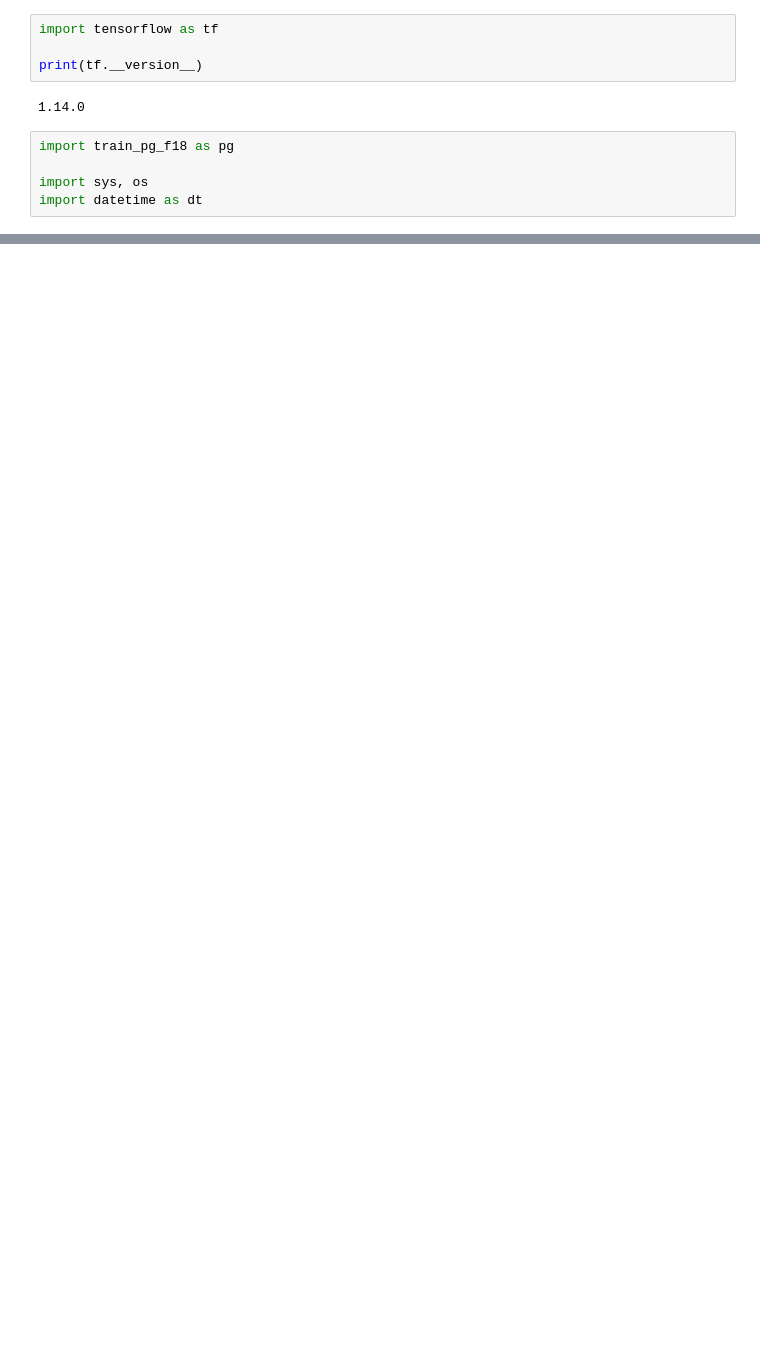
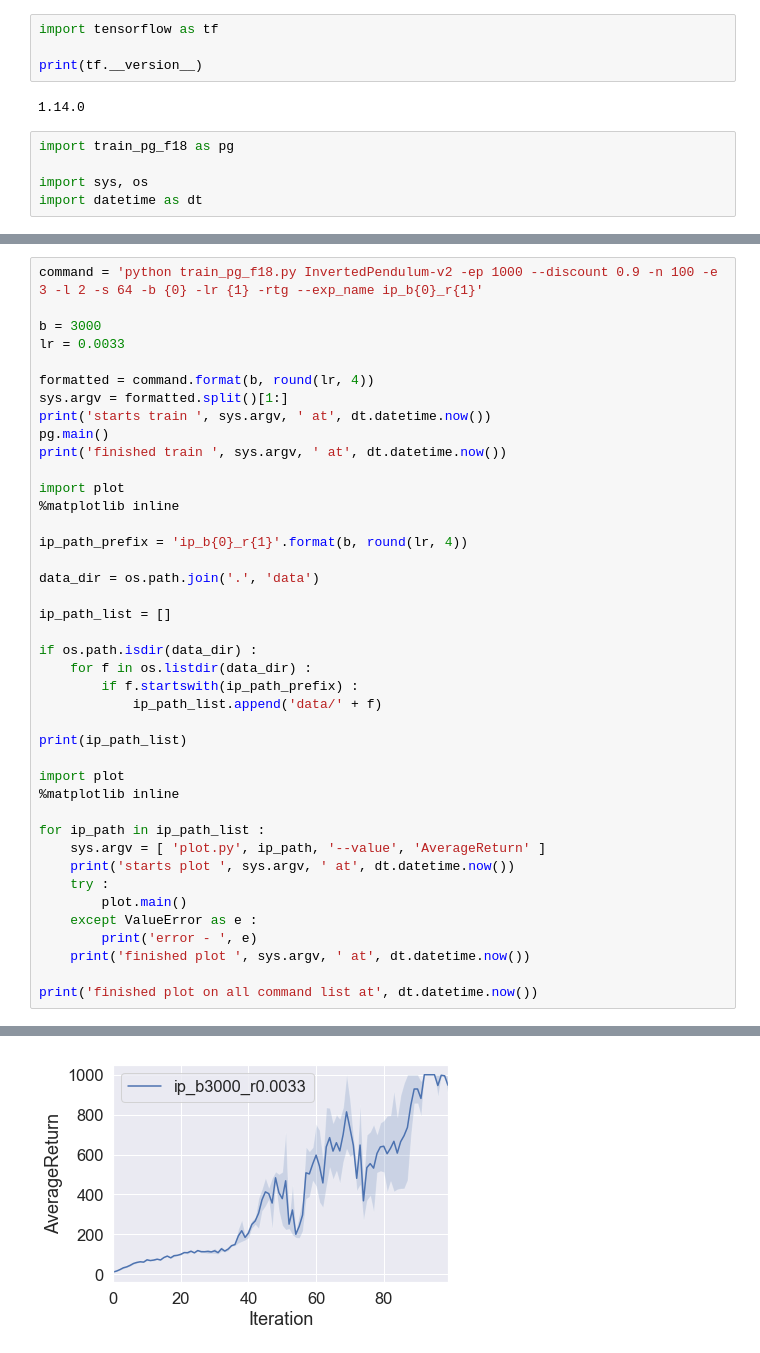
Before and after one commit to rlgosu/cs294-homework, a Jupyter notebook: yoonforh/hw2/hw2.ipynb, the cells around one changed output, grey strips where cells are left out. Drawn from its saved outputs; the diff is of its cells as text; blank space fills up the shorter version.

```diff
--- a/yoonforh/hw2/hw2.ipynb
+++ b/yoonforh/hw2/hw2.ipynb
@@ -116,0 +234,42 @@ starts plot  ['plot.py', 'data/lb_no_rtg_na_CartPole-v0_09-08-2019_18-46-07', '-
+# %%
+command = 'python train_pg_f18.py InvertedPendulum-v2 -ep 1000 --discount 0.9 -n 100 -e 3 -l 2 -s 64 -b {0} -lr {1} -rtg --exp_name ip_b{0}_r{1}'
+
+b = 3000
+lr = 0.0033
+
+formatted = command.format(b, round(lr, 4))
+sys.argv = formatted.split()[1:]
+print('starts train ', sys.argv, ' at', dt.datetime.now())
+pg.main()
+print('finished train ', sys.argv, ' at', dt.datetime.now())
+
+import plot
+%matplotlib inline
+
+ip_path_prefix = 'ip_b{0}_r{1}'.format(b, round(lr, 4))
+
+data_dir = os.path.join('.', 'data')
+
+ip_path_list = []
+
+if os.path.isdir(data_dir) :
+    for f in os.listdir(data_dir) :
+        if f.startswith(ip_path_prefix) :
+            ip_path_list.append('data/' + f)
+
+print(ip_path_list)
+
+import plot
+%matplotlib inline
+
+for ip_path in ip_path_list :
+    sys.argv = [ 'plot.py', ip_path, '--value', 'AverageReturn' ]
+    print('starts plot ', sys.argv, ' at', dt.datetime.now())
+    try :
+        plot.main()
+    except ValueError as e :
+        print('error - ', e)
+    print('finished plot ', sys.argv, ' at', dt.datetime.now())
+
+print('finished plot on all command list at', dt.datetime.now())
+# %% [output]
@@ -116,0 +283 @@ starts plot  ['plot.py', 'data/lb_no_rtg_na_CartPole-v0_09-08-2019_18-46-07', '-
+[figure, added]
```
Also changed, not shown: parts of 25 cells of this notebook, 1 other file.
